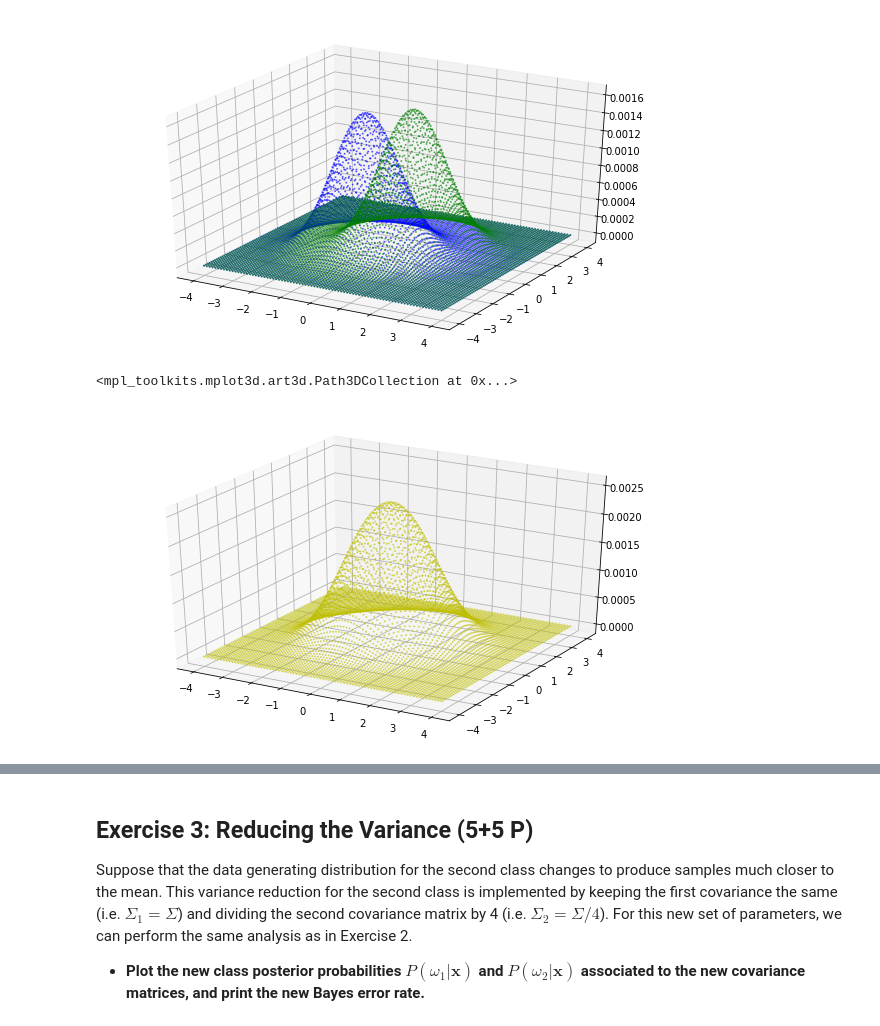
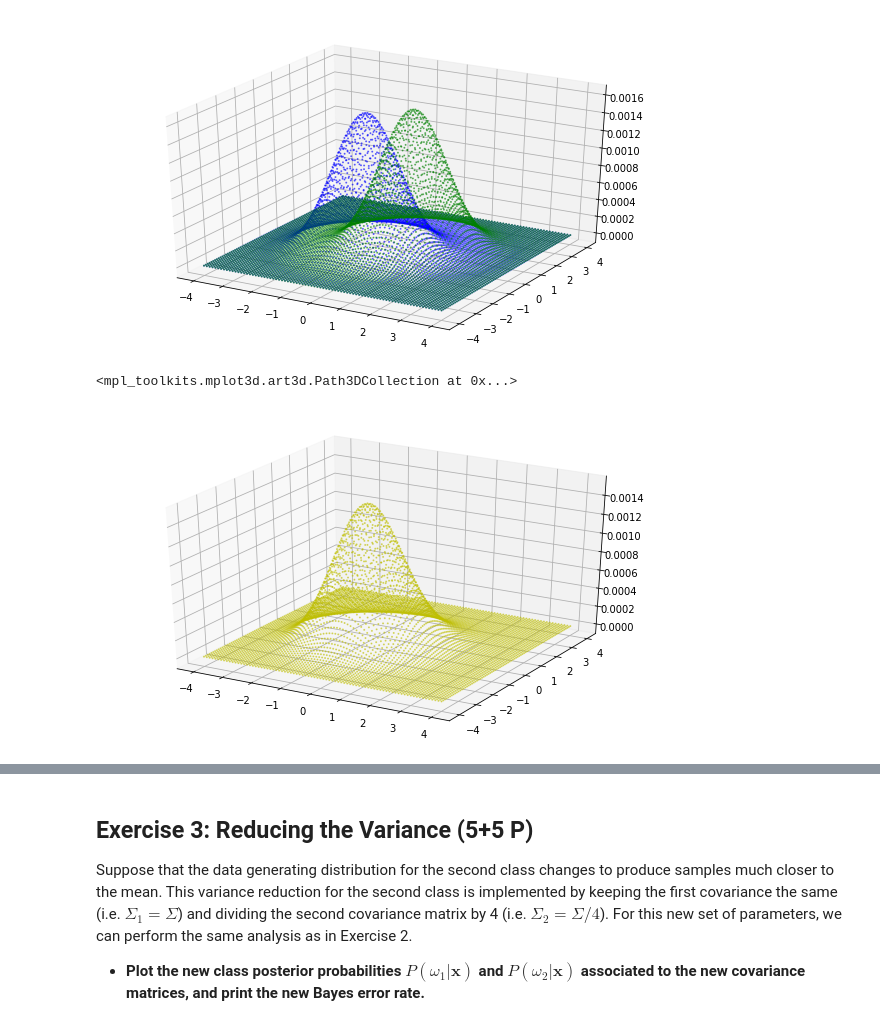
Before and after one commit to oleksa-oleksa/Python, a Jupyter notebook: Machine_Learning/sheet01_Bayes_Decision_Theory.ipynb, the cells around one changed output, grey strips where cells are left out. Saved outputs shown, nothing was run; the diff lists cells and outputs as text; code cells hidden in the pictures.

```diff
--- a/Machine_Learning/sheet01_Bayes_Decision_Theory.ipynb
+++ b/Machine_Learning/sheet01_Bayes_Decision_Theory.ipynb
@@ -174,11 +174,11 @@ ax.scatter(X,Y,PW2,s=1,alpha=0.5, color='g')
 [figure]
 # %%
 ### REPLACE BY YOUR CODE
-PW_total = PW1 + PW2
+PX = PW1*P1 + PW2*P2
 fig = plt.figure(figsize=(10,6))
 ax = plt.axes(projection='3d')
-ax.scatter(X,Y,PW_total,s=1,alpha=0.5, color='y')
+ax.scatter(X,Y,PX,s=1,alpha=0.5, color='y')
 ###
 # %% [output]
 <mpl_toolkits.mplot3d.art3d.Path3DCollection at 0x...>
-[figure, old version]
+[figure, new version]
```
Also changed, not shown: parts of 3 cells of this notebook.
